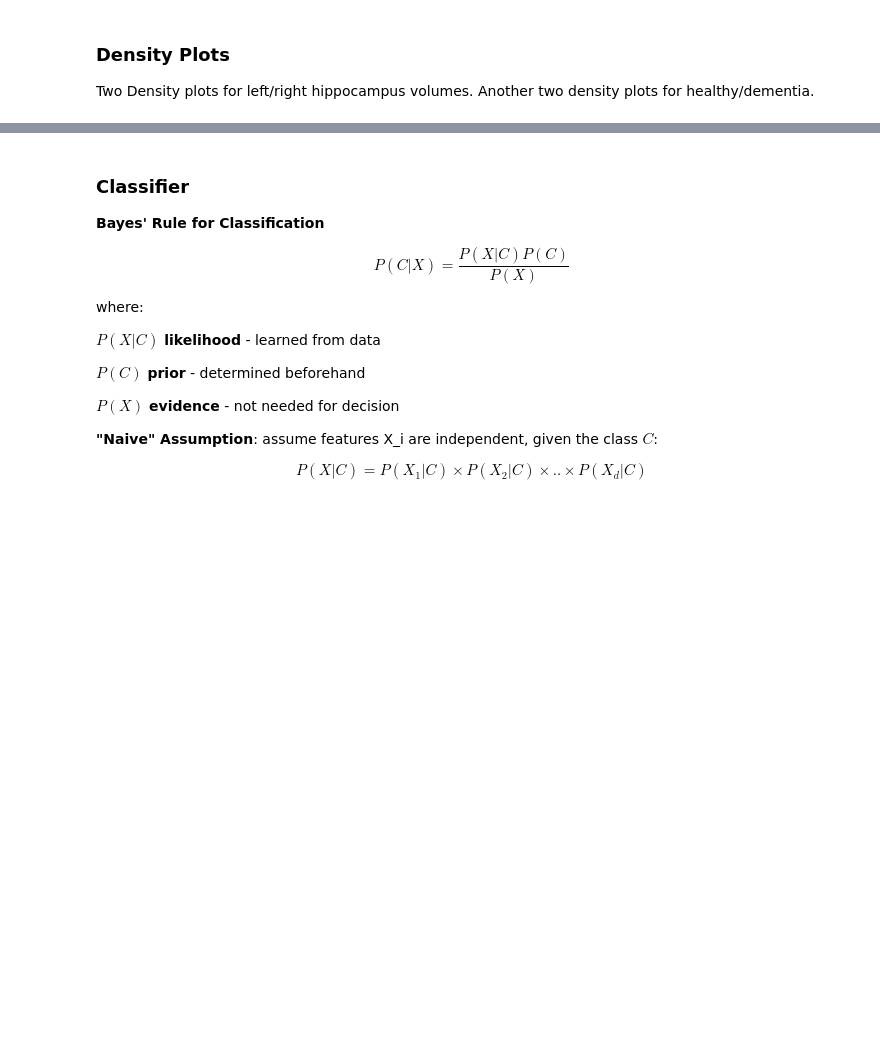
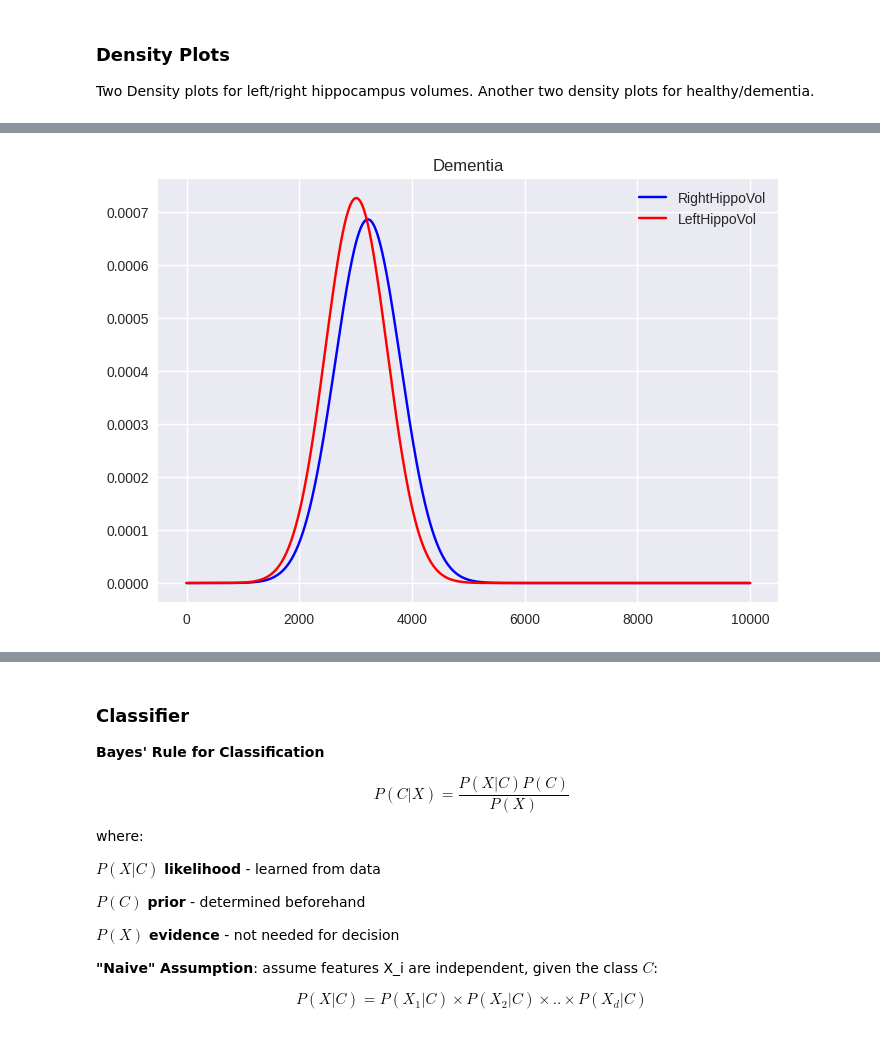
Before and after one commit to Tazering/UVA-CS, a Jupyter notebook: CS-3501_Zhang/tkj9ep_CS3501_PS1.ipynb, the cells around one changed output, grey strips where cells are left out. Cells and saved outputs as stored; diff of their text form; code cells hidden in the pictures; blank space fills up the shorter version.

```diff
--- a/CS-3501_Zhang/tkj9ep_CS3501_PS1.ipynb
+++ b/CS-3501_Zhang/tkj9ep_CS3501_PS1.ipynb
@@ -231,3 +255,9 @@ plt.show()
+# %%
+create_stacked_gaussian_plots(dementia_set["RightHippoVol"].mean(), dementia_set["RightHippoVol"].var(),
+                              dementia_set["LeftHippoVol"].mean(), dementia_set["LeftHippoVol"].var(),
+                               ["Dementia", "RightHippoVol", "LeftHippoVol"])
+# %% [output]
+[figure, added]
 # %%
 sns.displot(data = healthy_set, kind = "kde", hue_order = ["RightHippoVol", "LeftHippoVol"],
             fill = True, palette = left_right_palette).set(title = "Healthy")
```
Also changed, not shown: parts of 15 cells of this notebook.
